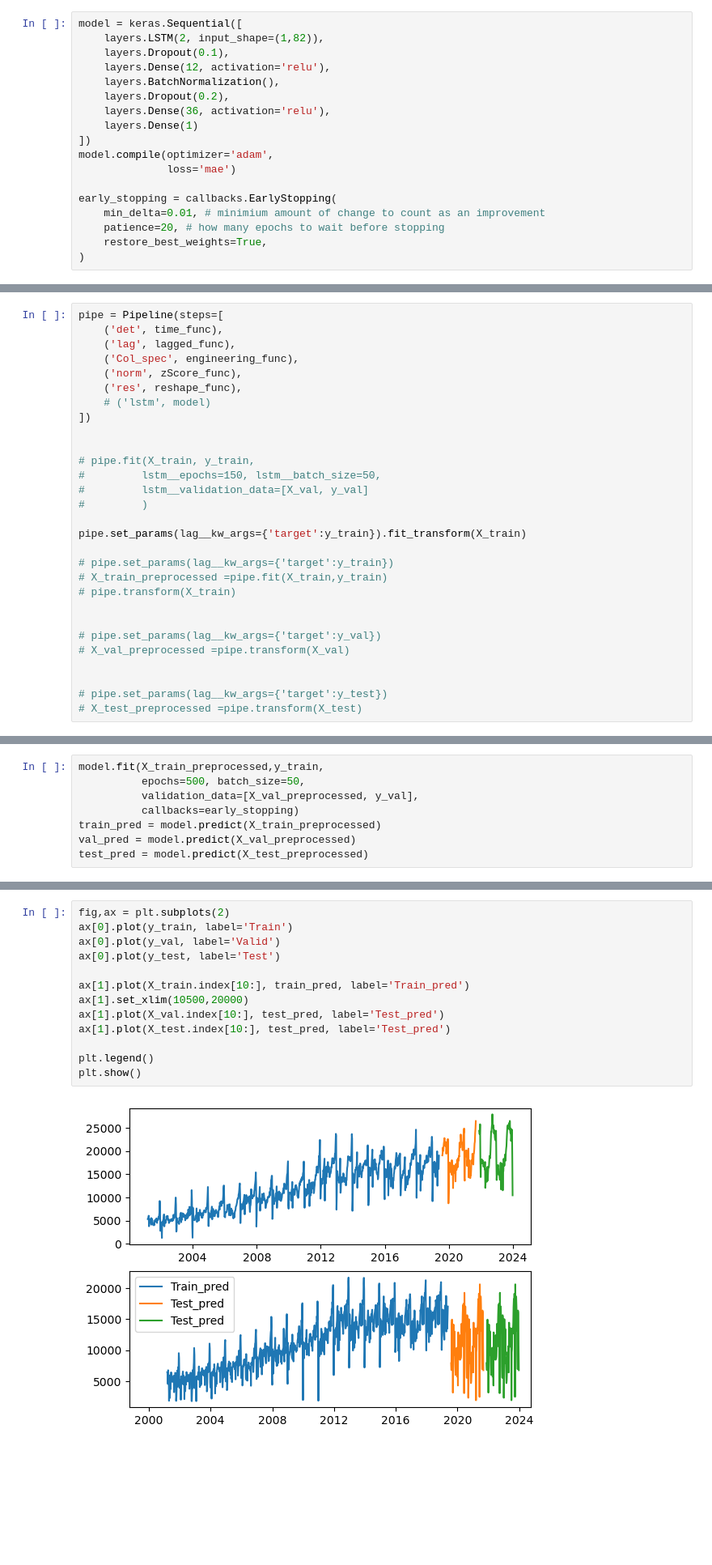
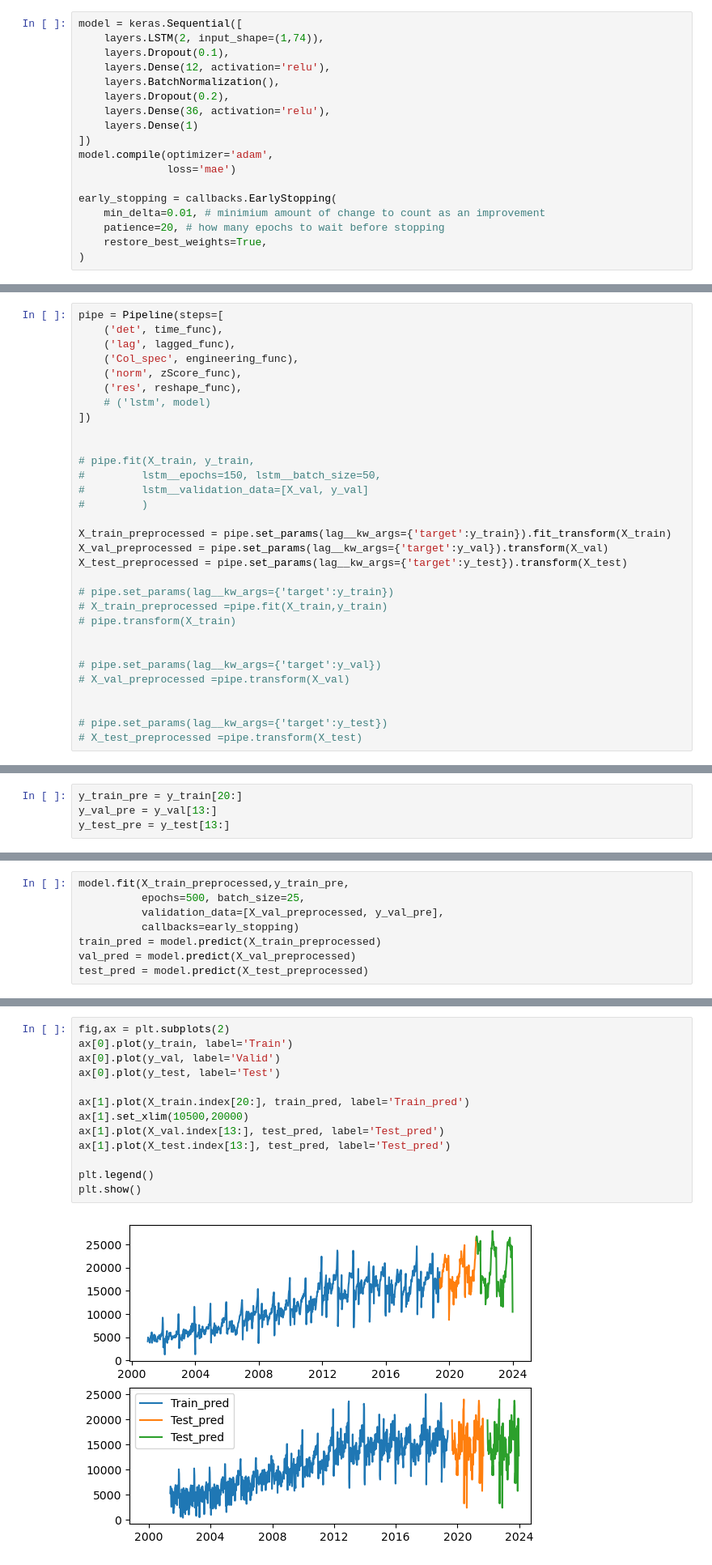
Before and after one commit to DataJakob/Various-School-Projects, a Jupyter notebook: Advanced Topics in Deep Learning/Feature_Enginneering.ipynb, the cells around one changed output, grey strips where cells are left out. Shown: that part at 81% size. Saved outputs shown, nothing was run; the diff lists cells and outputs as text; blank space fills up the shorter version.

Commit message:
semi_working pipe

```diff
--- a/Advanced Topics in Deep Learning/Feature_Enginneering.ipynb
+++ b/Advanced Topics in Deep Learning/Feature_Enginneering.ipynb
@@ -135,7 +133,7 @@ reshape_func = FunctionTransformer(func=reshaper)
 <h1> 3. LSTM model </h1>
 # %%
 model = keras.Sequential([
-    layers.LSTM(2, input_shape=(1,82)),
+    layers.LSTM(2, input_shape=(1,74)),
     layers.Dropout(0.1),
     layers.Dense(12, activation='relu'),
     layers.BatchNormalization(),
@@ -179,7 +177,9 @@ pipe = Pipeline(steps=[
 #         lstm__validation_data=[X_val, y_val]
 #         )
 
-pipe.set_params(lag__kw_args={'target':y_train}).fit_transform(X_train)
+X_train_preprocessed = pipe.set_params(lag__kw_args={'target':y_train}).fit_transform(X_train)
+X_val_preprocessed = pipe.set_params(lag__kw_args={'target':y_val}).transform(X_val)
+X_test_preprocessed = pipe.set_params(lag__kw_args={'target':y_test}).transform(X_test)
 
 # pipe.set_params(lag__kw_args={'target':y_train})
 # X_train_preprocessed =pipe.fit(X_train,y_train)
@@ -202,0 +197,4 @@ AttributeError: 'NoneType' object has no attribute 'rule_code'
+# %%
+y_train_pre = y_train[20:]
+y_val_pre = y_val[13:]
+y_test_pre = y_test[13:]
@@ -203,7 +213,7 @@ AttributeError: 'NoneType' object has no attribute 'rule_code'
 # %%
-model.fit(X_train_preprocessed,y_train,
-          epochs=500, batch_size=50,
-          validation_data=[X_val_preprocessed, y_val],
+model.fit(X_train_preprocessed,y_train_pre,
+          epochs=500, batch_size=25,
+          validation_data=[X_val_preprocessed, y_val_pre],
           callbacks=early_stopping)
 train_pred = model.predict(X_train_preprocessed)
 val_pred = model.predict(X_val_preprocessed)
@@ -216,18 +239,18 @@ Make sure all arrays contain the same number of samples.
 # %%
 fig,ax = plt.subplots(2)
 ax[0].plot(y_train, label='Train')
 ax[0].plot(y_val, label='Valid')
 ax[0].plot(y_test, label='Test')
 
-ax[1].plot(X_train.index[10:], train_pred, label='Train_pred')
+ax[1].plot(X_train.index[20:], train_pred, label='Train_pred')
 ax[1].set_xlim(10500,20000)
-ax[1].plot(X_val.index[10:], test_pred, label='Test_pred')
-ax[1].plot(X_test.index[10:], test_pred, label='Test_pred')
+ax[1].plot(X_val.index[13:], test_pred, label='Test_pred')
+ax[1].plot(X_test.index[13:], test_pred, label='Test_pred')
 
 plt.legend()
 plt.show()
 # %% [output]
-[figure, old version]
+[figure, new version]
 # %%
 from sklearn.metrics import root_mean_squared_error as RMSE
 # %%
```
Also changed, not shown: parts of 12 cells of this notebook.
